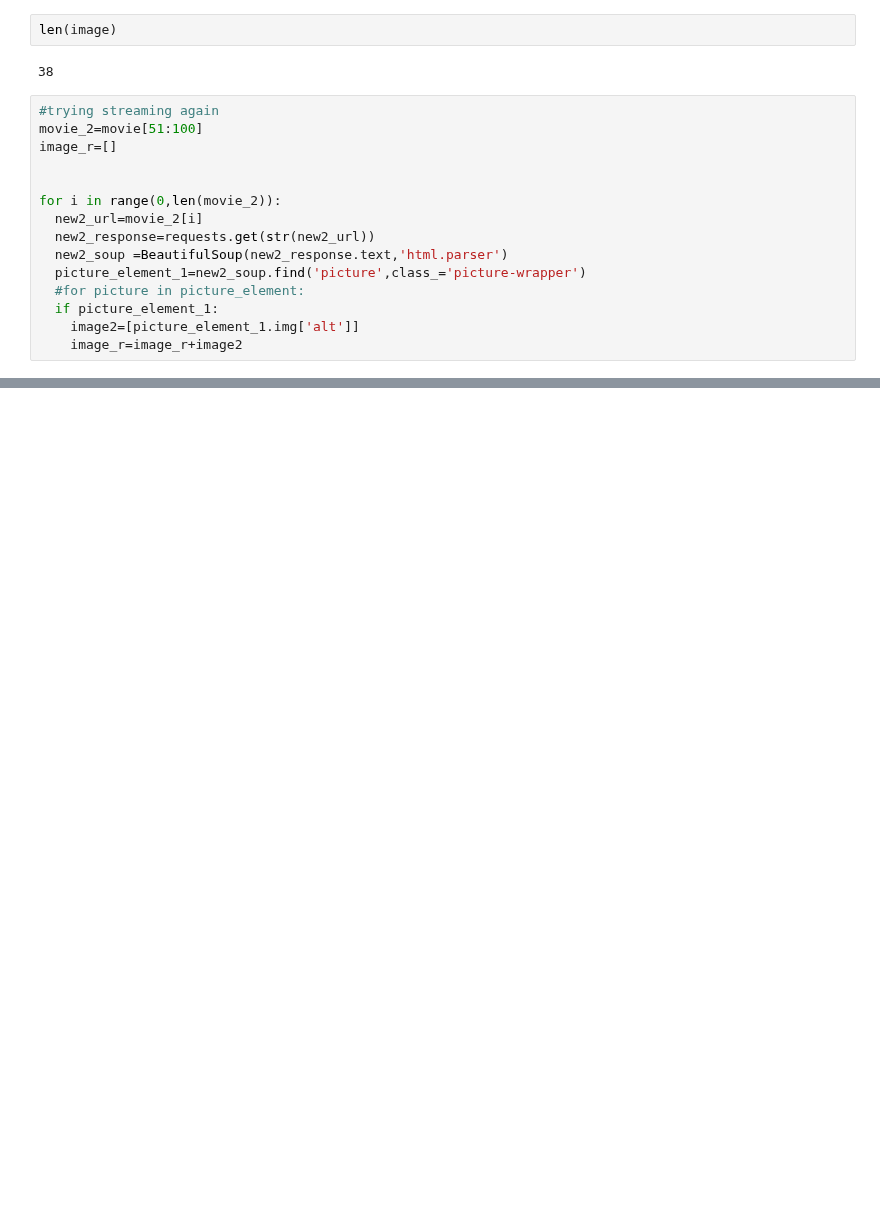
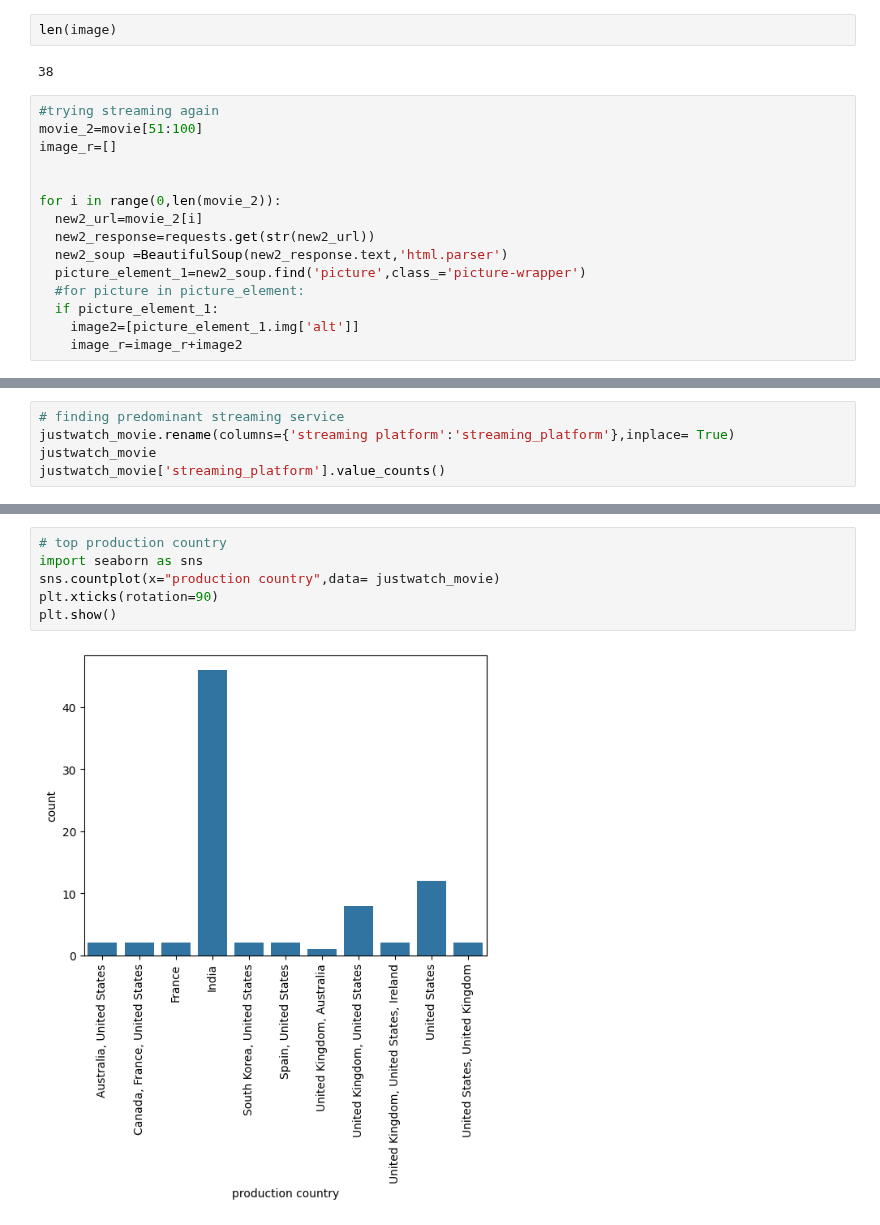
Before and after one commit to Shweta-singh-davv/python-data-science, a Jupyter notebook: python_web_scrapper_justwatch.ipynb, the cells around one changed output, grey strips where cells are left out. Cells and saved outputs as stored; diff of their text form; blank space fills up the shorter version.

```diff
--- a/python_web_scrapper_justwatch.ipynb
+++ b/python_web_scrapper_justwatch.ipynb
@@ -487,0 +865,5 @@ justwatch_movie_df
+# %%
+# finding predominant streaming service
+justwatch_movie.rename(columns={'streaming platform':'streaming_platform'},inplace= True)
+justwatch_movie
+justwatch_movie['streaming_platform'].value_counts()
@@ -487,0 +884,8 @@ justwatch_movie_df
+# %%
+# top production country
+import seaborn as sns
+sns.countplot(x="production country",data= justwatch_movie)
+plt.xticks(rotation=90)
+plt.show()
+# %% [output]
+[figure, added]
```
Also changed, not shown: parts of 97 cells of this notebook.
